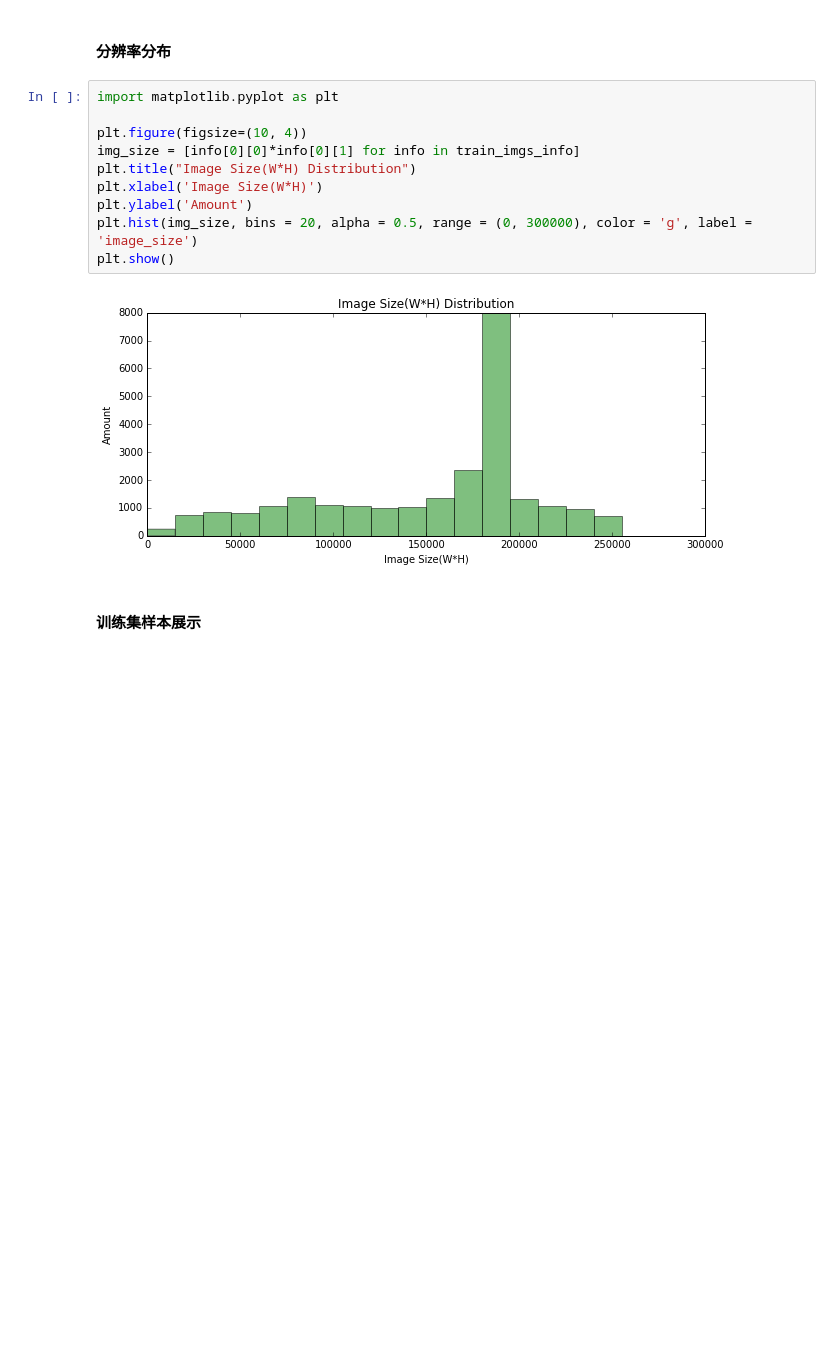
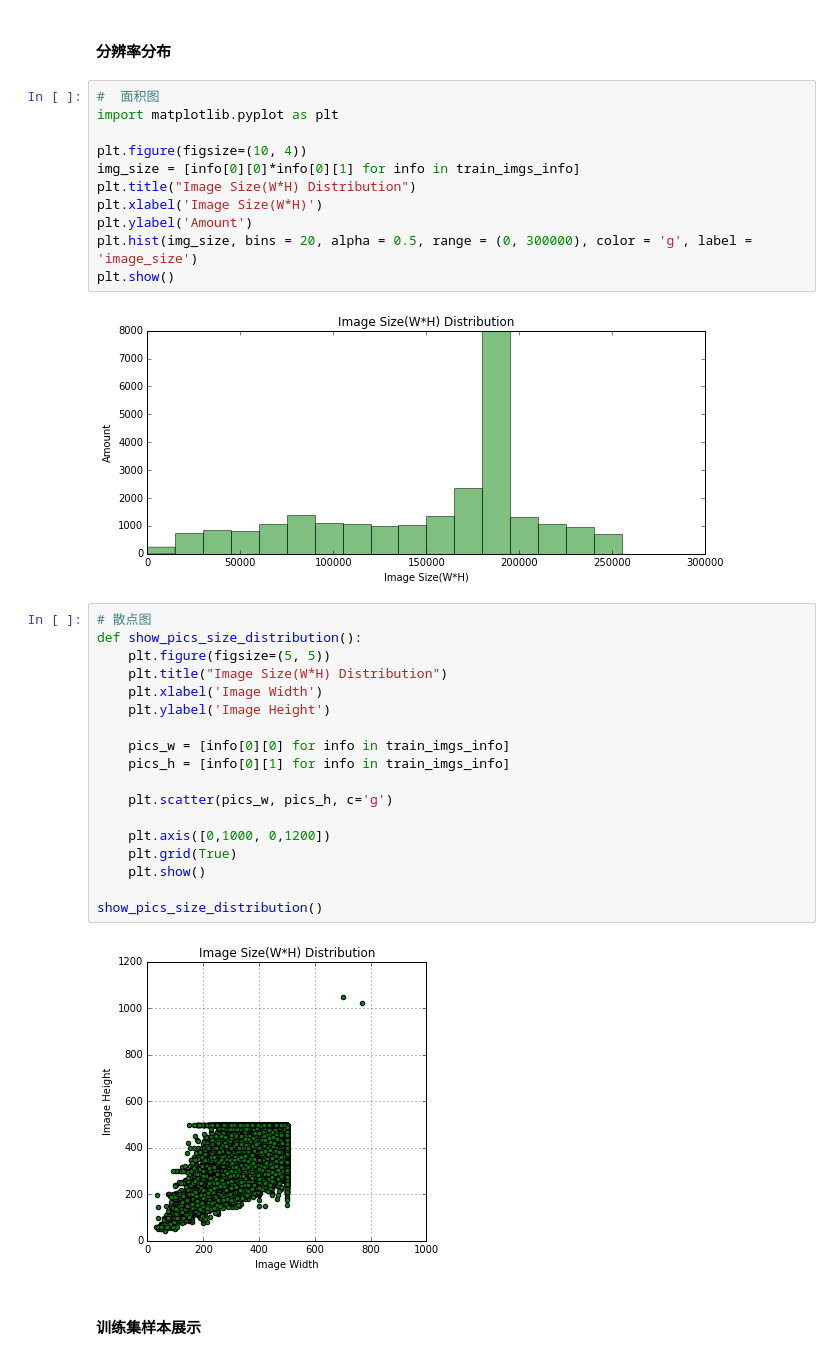
Before and after one commit to blackantchen/ml_final_project, a Jupyter notebook: data_explorer.ipynb, the cells around one changed output. Cells and saved outputs as stored; diff of their text form; blank space fills up the shorter version.

Commit message:
add image_size scatter

```diff
--- a/data_explorer.ipynb
+++ b/data_explorer.ipynb
@@ -30,6 +30,7 @@ train_imgs_info[:2]
 # %% [markdown]
 #### 分辨率分布
 # %%
+#  面积图
 import matplotlib.pyplot as plt
 
 plt.figure(figsize=(10, 4))
@@ -41,6 +42,26 @@ plt.hist(img_size, bins = 20, alpha = 0.5, range = (0, 300000), color = 'g', lab
 plt.show()
 # %% [output]
 [figure]
+# %%
+# 散点图
+def show_pics_size_distribution():
+    plt.figure(figsize=(5, 5))
+    plt.title("Image Size(W*H) Distribution")
+    plt.xlabel('Image Width')
+    plt.ylabel('Image Height')
+
+    pics_w = [info[0][0] for info in train_imgs_info]
+    pics_h = [info[0][1] for info in train_imgs_info]
+
+    plt.scatter(pics_w, pics_h, c='g')
+
+    plt.axis([0,1000, 0,1200])
+    plt.grid(True)
+    plt.show()
+
+show_pics_size_distribution()
+# %% [output]
+[figure, added]
 # %% [markdown]
 #### 训练集样本展示
 # %%
```
